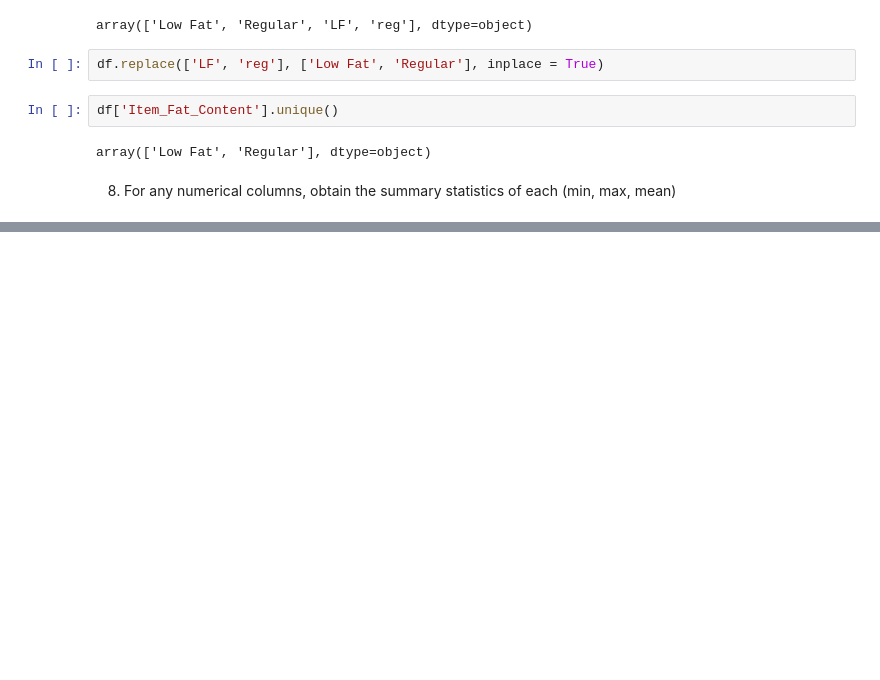
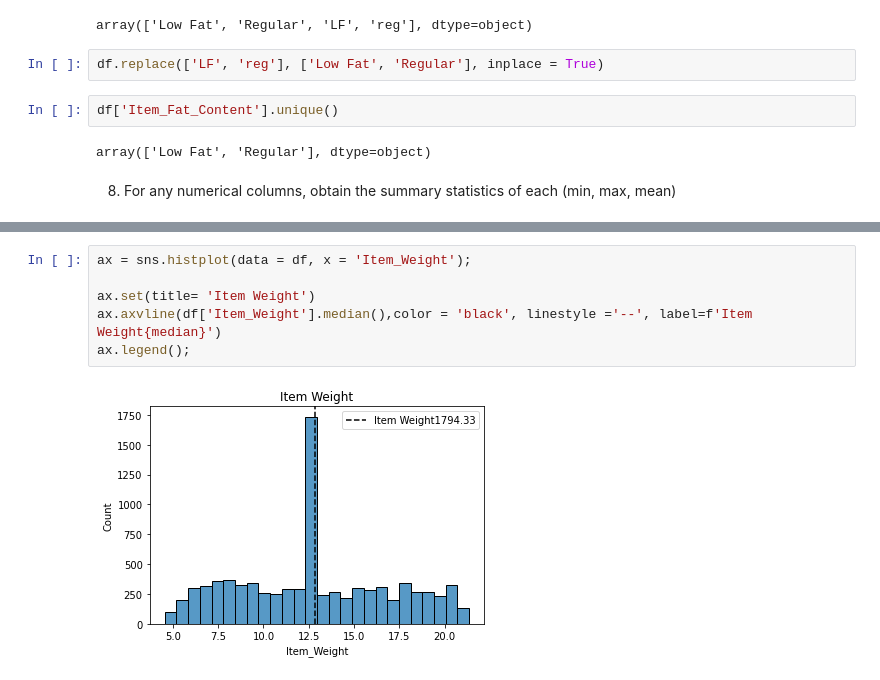
Before and after one commit to mkwak92/food_sales_predictions, a Jupyter notebook: Food_Sales_Predictions.ipynb, the cells around one changed output, grey strips where cells are left out. Saved outputs shown, nothing was run; the diff lists cells and outputs as text; blank space fills up the shorter version.

```diff
--- a/Food_Sales_Predictions.ipynb
+++ b/Food_Sales_Predictions.ipynb
@@ -257,0 +301,8 @@ df.describe().round(4)
+# %%
+ax = sns.histplot(data = df, x = 'Item_Weight');
+
+ax.set(title= 'Item Weight')
+ax.axvline(df['Item_Weight'].median(),color = 'black', linestyle ='--', label=f'Item Weight{median}')
+ax.legend();
+# %% [output]
+[figure, added]
```
Also changed, not shown: parts of 15 cells of this notebook.
